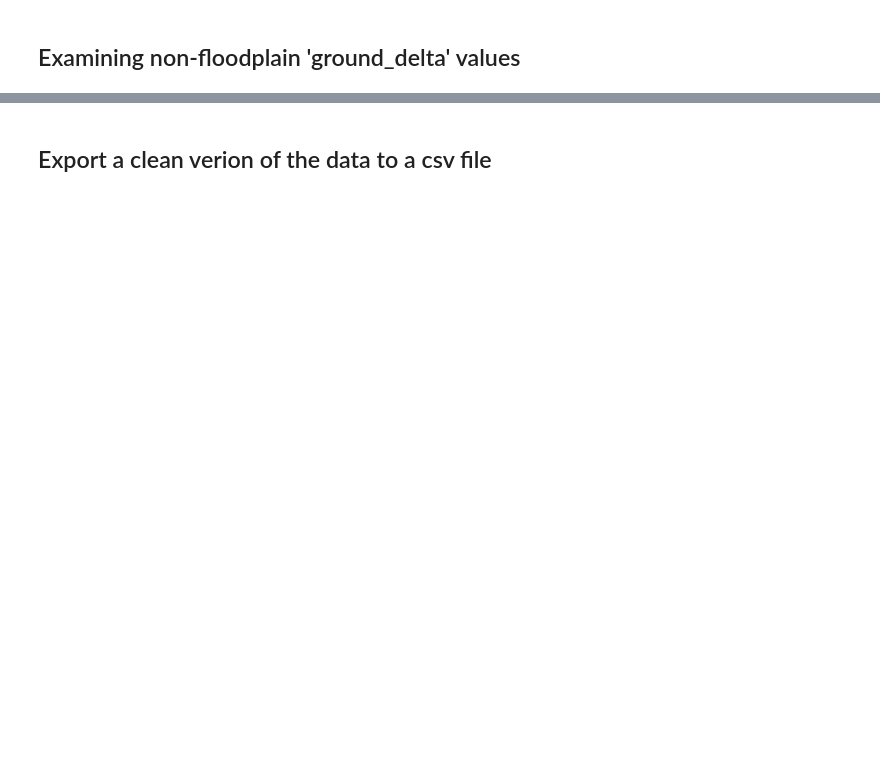
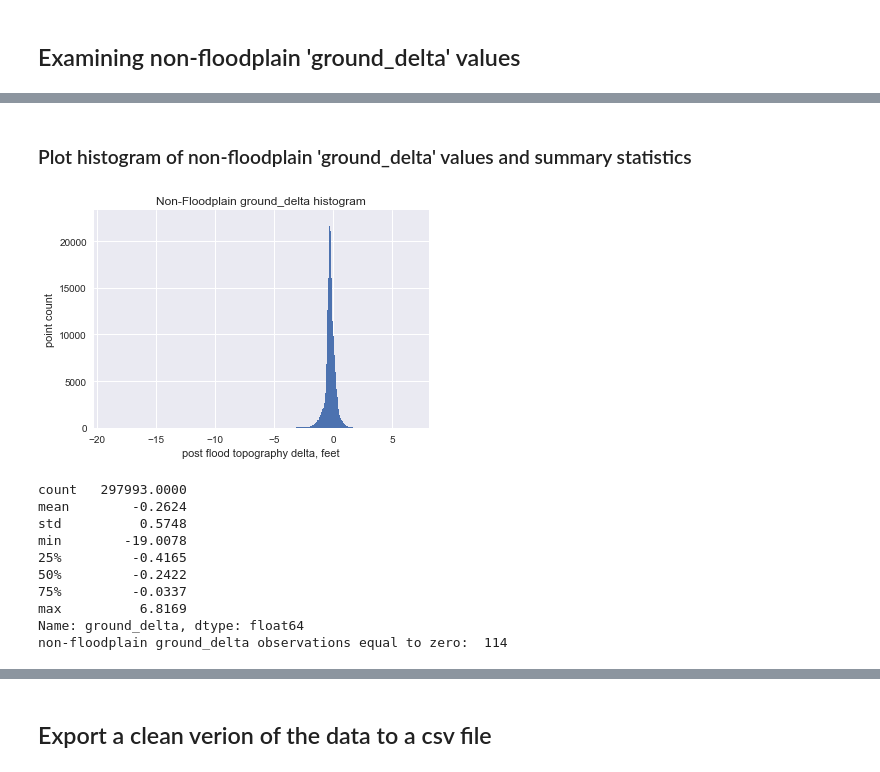
Before and after one commit to indielyt/Fluvial_Hazard_Zone_Prediction, a Jupyter notebook: 2_FHZ_DataCleaning.ipynb, the cells around one changed output, grey strips where cells are left out. Drawn from its saved outputs; the diff is of its cells as text; code cells hidden in the pictures; blank space fills up the shorter version.

Commit message:
polishing up for sharing
updates to markup, references, chart titles

```diff
--- a/2_FHZ_DataCleaning.ipynb
+++ b/2_FHZ_DataCleaning.ipynb
@@ -672,0 +279,28 @@ Name: ground_delta, dtype: float64
+# %% [markdown]
+ ### Plot histogram of non-floodplain 'ground_delta' values and summary statistics
+# %%
+import matplotlib.pyplot as plt
+
+# Plot the distribution of the 'ground_delta' observations (target feature)
+x = (df_nonfp['ground_delta'])
+bins = int(np.sqrt(len(df_nonfp)))
+x.hist(bins=bins)
+plt.title('Non-Floodplain ground_delta histogram')
+plt.xlabel('post flood topography delta, feet')
+plt.ylabel('point count')
+plt.show()
+
+print(df_nonfp['ground_delta'].describe())
+print ('non-floodplain ground_delta observations equal to zero: ', df_nonfp[df_nonfp.ground_delta == 0]['ground_delta'].count())
+# %% [output]
+[figure, added]
+count   297993.0000
+mean        -0.2624
+std          0.5748
+min        -19.0078
+25%         -0.4165
+50%         -0.2422
+75%         -0.0337
+max          6.8169
+Name: ground_delta, dtype: float64
+non-floodplain ground_delta observations equal to zero:  114
```
Also changed, not shown: parts of 62 cells of this notebook, 3 other files.
